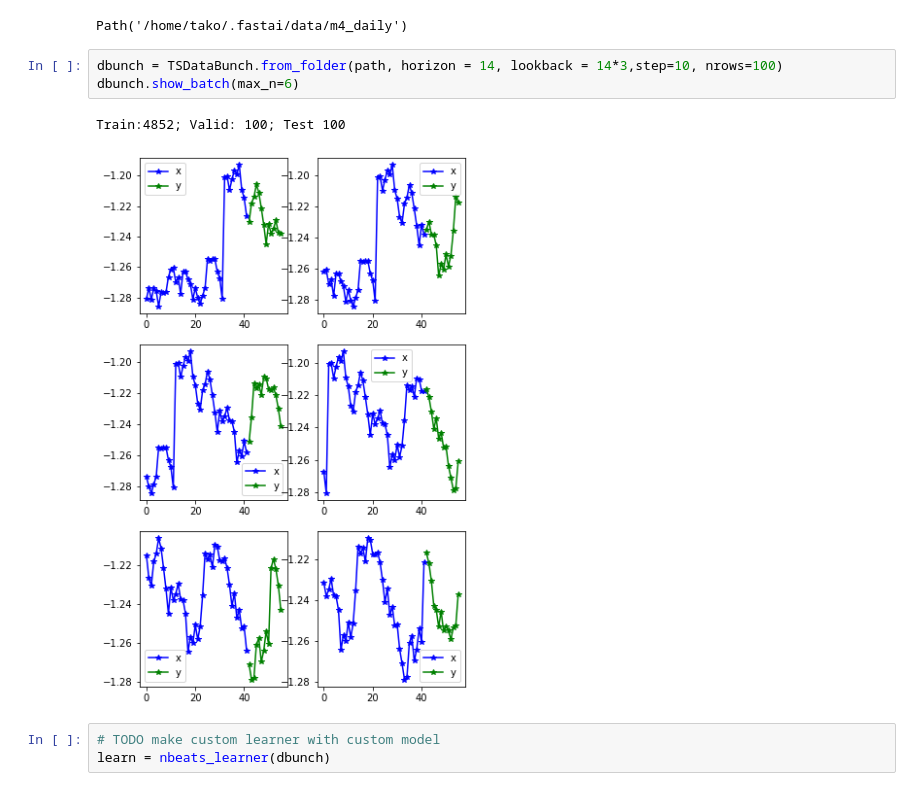
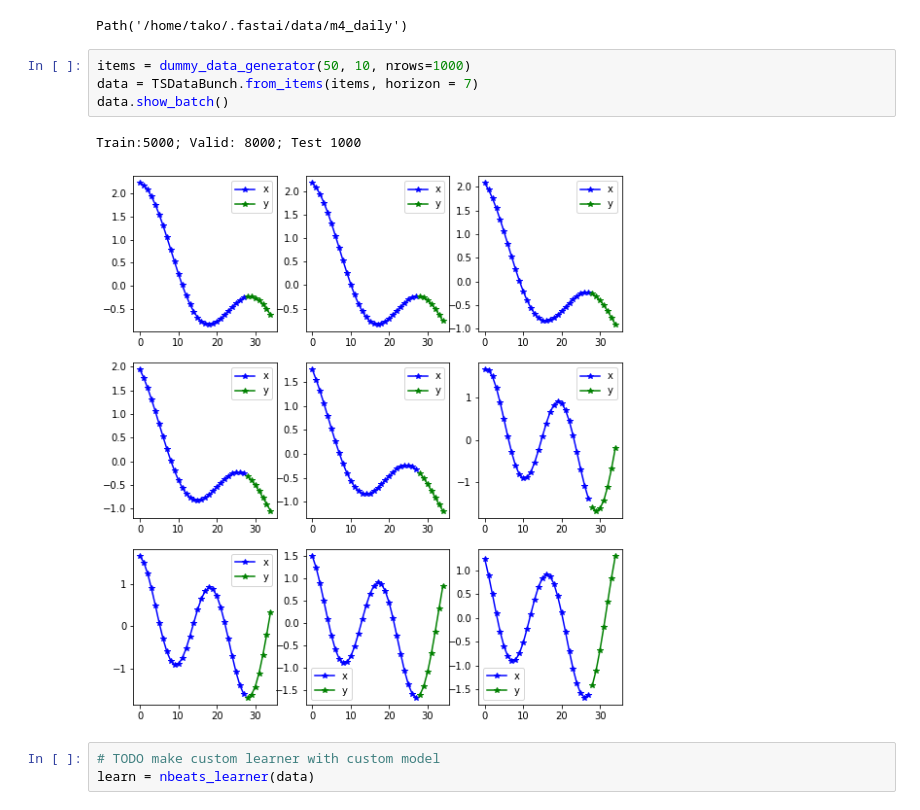
Before and after one commit to takotab/fastseq, a Jupyter notebook: nbs/index.ipynb, the cells around one changed output. Saved outputs shown, nothing was run; the diff lists cells and outputs as text.

```diff
--- a/nbs/index.ipynb
+++ b/nbs/index.ipynb
@@ -21,15 +22,16 @@ path = untar_data(URLs.m4_daily)
 path
 # %% [output]
 Path('/home/tako/.fastai/data/m4_daily')
-# %%
-dbunch = TSDataBunch.from_folder(path, horizon = 14, lookback = 14*3,step=10, nrows=100)
-dbunch.show_batch(max_n=6)
-# %% [output]
-Train:4852; Valid: 100; Test 100
-[figure, removed]
+# %%
+items = dummy_data_generator(50, 10, nrows=1000)
+data = TSDataBunch.from_items(items, horizon = 7)
+data.show_batch()
+# %% [output]
+Train:5000; Valid: 8000; Test 1000
+[figure, added]
 # %%
 # TODO make custom learner with custom model
-learn = nbeats_learner(dbunch)
+learn = nbeats_learner(data)
 # %%
 from fastai2.callback.all import *
 learn.lr_find()
```
Also changed, not shown: parts of 4 cells of this notebook, 5 other files.
